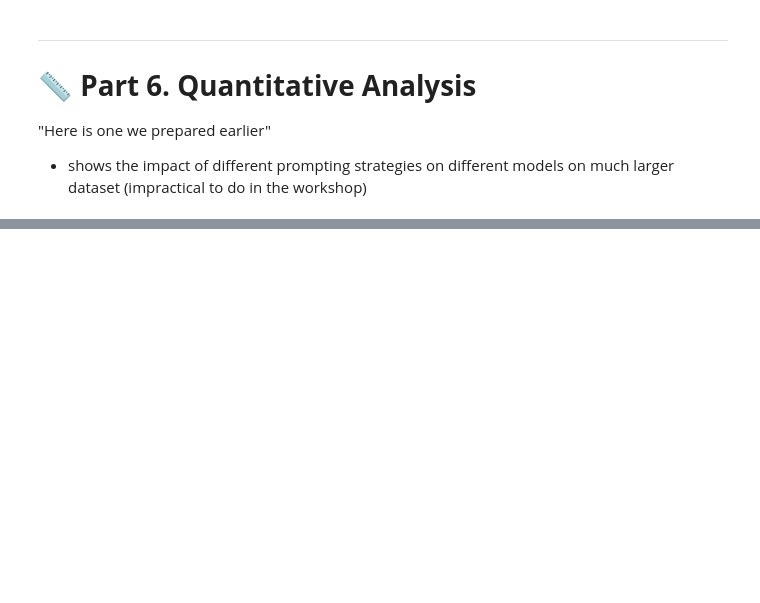
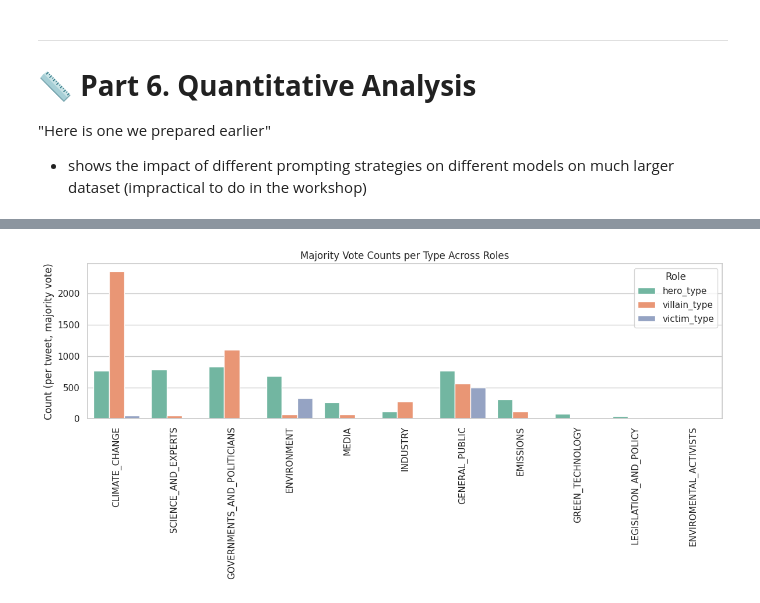
Before and after one commit to Fonzzy1/LLM-Workshop, a Jupyter notebook: workshop.ipynb, the cells around one changed output, grey strips where cells are left out. Saved outputs shown, nothing was run; the diff lists cells and outputs as text; code cells hidden in the pictures; blank space fills up the shorter version.

```diff
--- a/workshop.ipynb
+++ b/workshop.ipynb
@@ -661,0 +755,41 @@ In groups, let's see how the responses differed
+# %%
+# Compute majority vote per tweet_id and role
+# Treat None/NaN as valid
+long_df["type"] = long_df["type"].where(long_df["type"].notna(), None)
+
+# --- 4. Compute majority vote excluding None ---
+def majority_vote(x):
+    counts = x.value_counts(dropna=True)
+    if len(counts):  # count None as a valid option
+       return counts.idxmax()
+    else:
+      return None
+
+majority_votes = (
+    long_df.groupby(["tweetid", "role",'sentiment','clean_message'])["type"]
+    .agg(majority_vote)
+    .reset_index()
+    .rename(columns={"type": "majority_type"})
+).dropna()
+
+
+# --- 5. Plot counts based on majority votes ---
+sns.set_theme(style="whitegrid")
+
+plt.figure(figsize=(12, 6))
+sns.countplot(
+    data=majority_votes,
+    x="majority_type",
+    hue="role",
+    palette="Set2"
+)
+
+plt.xlabel("")
+plt.ylabel("Count (per tweet, majority vote)")
+plt.xticks(rotation=90)
+plt.title("Majority Vote Counts per Type Across Roles")
+plt.legend(title="Role")
+plt.tight_layout()
+plt.show()
+# %% [output]
+[figure, added]
```
Also changed, not shown: parts of 4 cells of this notebook.
